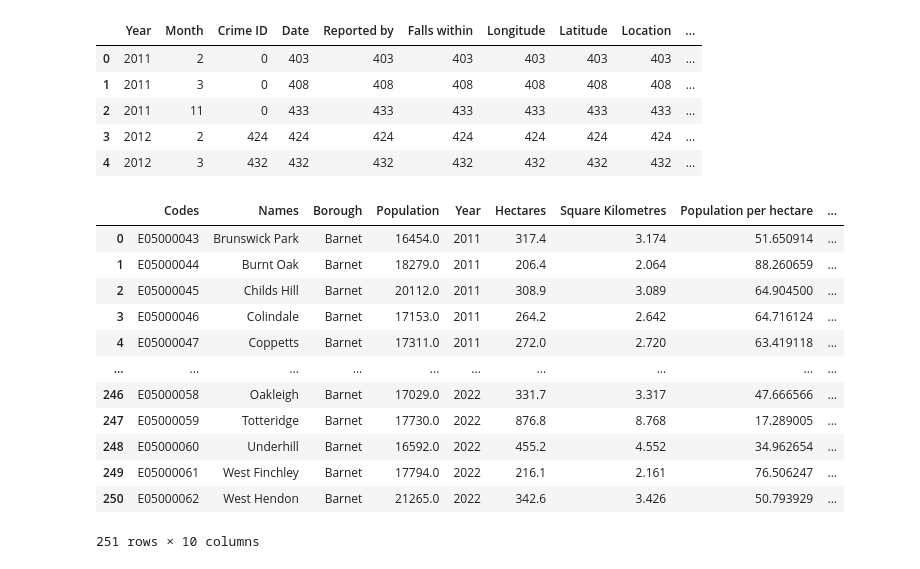
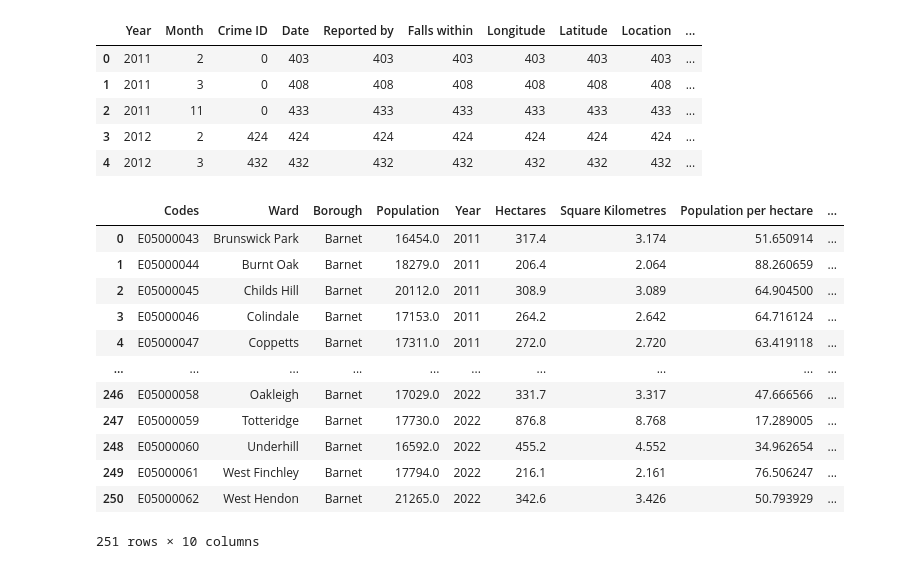
Before and after one commit to isavgt/JBG050-group11, a Jupyter notebook: datasetsexploration.ipynb, the cells around one changed output. Drawn from its saved outputs; the diff is of its cells as text; code cells hidden in the pictures.

```diff
--- a/datasetsexploration.ipynb
+++ b/datasetsexploration.ipynb
@@ -373,35 +372,35 @@ import xlwings as xw
 
 workbook = xw.Book(r'.\\Datasets\\Population\\land-area-population-density-london.xlsx')
 ward_sheet = workbook.sheets['Ward']
 years = [x for x in range(2011, 2023)]
 results = []
 for year in years:
     ward_sheet.range('E1').value = year
     ward_sheet.api.Range("A2:K628").AutoFilter(Field:=3, Criteria1:="Barnet")
     results.append(
         {
             'Codes': ward_sheet.range('A21:A41').value,
-            'Names': ward_sheet.range('B21:B41').value,
+            'Ward': ward_sheet.range('B21:B41').value,
             'Borough': ward_sheet.range('C21:C41').value,
             'Population': ward_sheet.range('D21:D41').value,
             'Year': [year]*21,
             'Hectares': ward_sheet.range('E21:E41').value,
             'Square Kilometres': ward_sheet.range('F21:F41').value,
             'Population per hectare': ward_sheet.range('G21:G41').value,
             'Population per square kilometre': ward_sheet.range('H21:H41').value,
             'Census population (2011)': ward_sheet.range('J21:J41').value,
             'Population per hectare': ward_sheet.range('K21:K41').value,
         }
     )
 
 concat_pd = []
 for i in range(len(results)):
     temp_df = pd.DataFrame(results[i])
     concat_pd.append(temp_df)
 population_ward_df = pd.concat(concat_pd, ignore_index=True)
 population_ward_df.head(-1)
 # %% [output]
-|  | Codes | Names | Borough | Population | Year | Hectares | Square Kilometres | Population per hectare | ... |
+|  | Codes | Ward | Borough | Population | Year | Hectares | Square Kilometres | Population per hectare | ... |
 | 0 | E05000043 | Brunswick Park | Barnet | 16454.0 | 2011 | 317.4 | 3.174 | 51.650914 | ... |
 | 1 | E05000044 | Burnt Oak | Barnet | 18279.0 | 2011 | 206.4 | 2.064 | 88.260659 | ... |
 | 2 | E05000045 | Childs Hill | Barnet | 20112.0 | 2011 | 308.9 | 3.089 | 64.904500 | ... |
```
Also changed, not shown: parts of 9 cells of this notebook, 1 other file.
